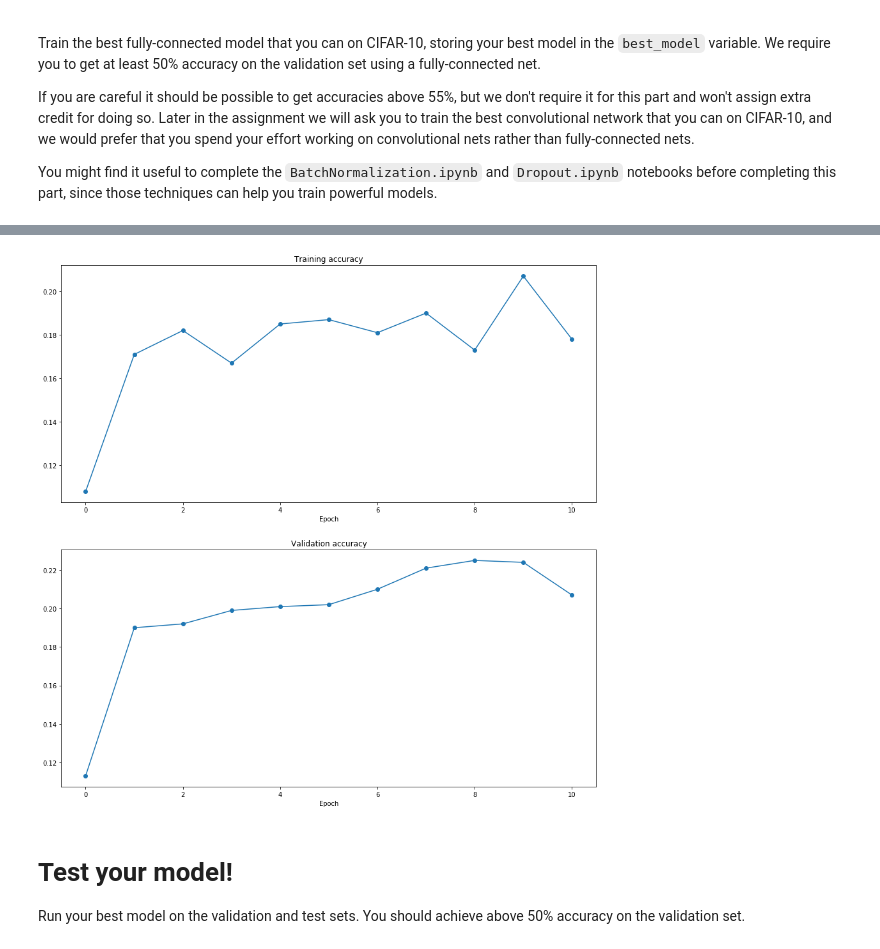
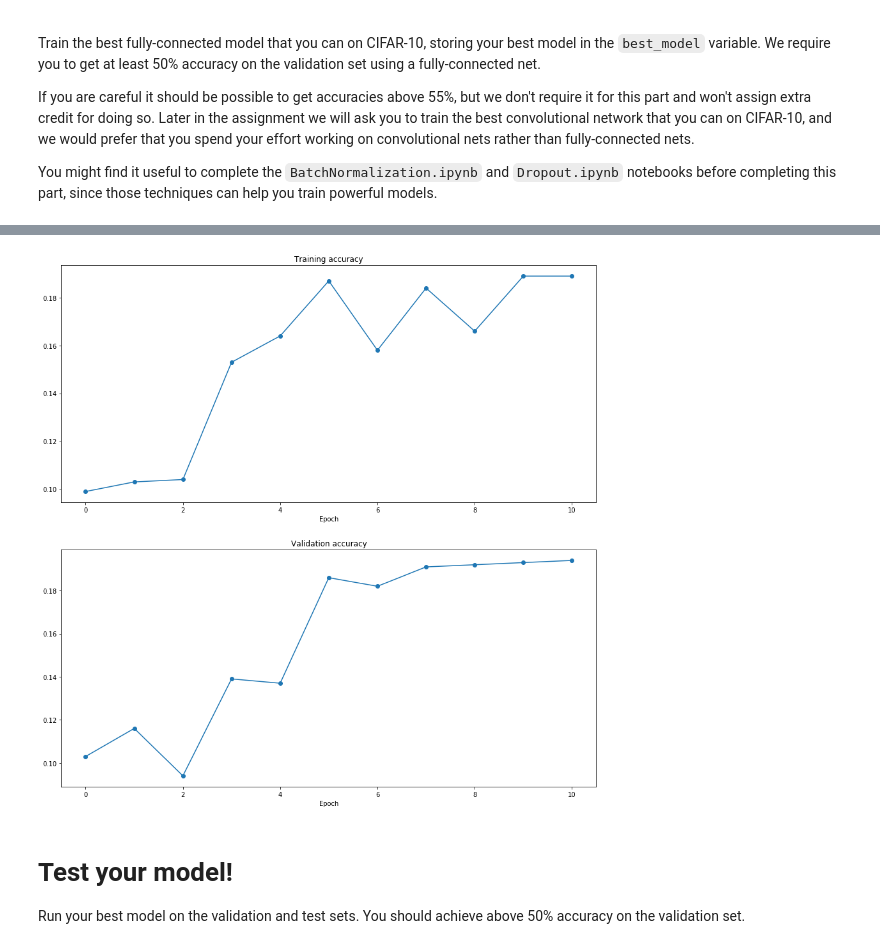
Before and after one commit to nogrethumphrey/cs231n, a Jupyter notebook: assignment2/FullyConnectedNets.ipynb, the cells around one changed output, grey strips where cells are left out. Saved outputs shown, nothing was run; the diff lists cells and outputs as text; code cells hidden in the pictures.

```diff
--- a/assignment2/FullyConnectedNets.ipynb
+++ b/assignment2/FullyConnectedNets.ipynb
@@ -856,10 +856,10 @@ def run_batchsize_dropout_experiments(normalization_mode):
 
     ##hyper parameters
     n_epochs=10
-    weight_scale = 2e-4
+    weight_scale = 2e-2
     batch_sizes = [200]
     dropout_prob = [0.55]
-    lr = 10**(-3.5)
+    lr = 1e-4
 
     bn_solvers = []
     for i in range(len(batch_sizes)):
@@ -917,4 +917,4 @@ Normalization: batch size =  200
-[figure, old version]
+[figure, new version]
 # %% [markdown]
 # Test your model!
 Run your best model on the validation and test sets. You should achieve above 50% accuracy on the validation set.
```
Also changed, not shown: parts of 1 cell of this notebook, 3 other files.
